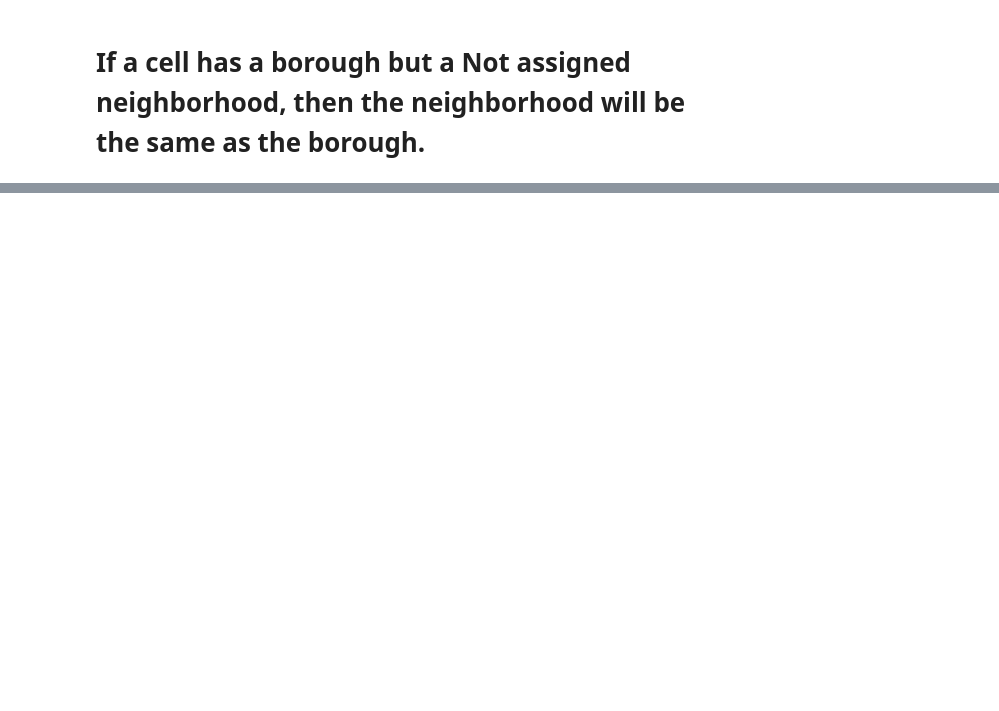
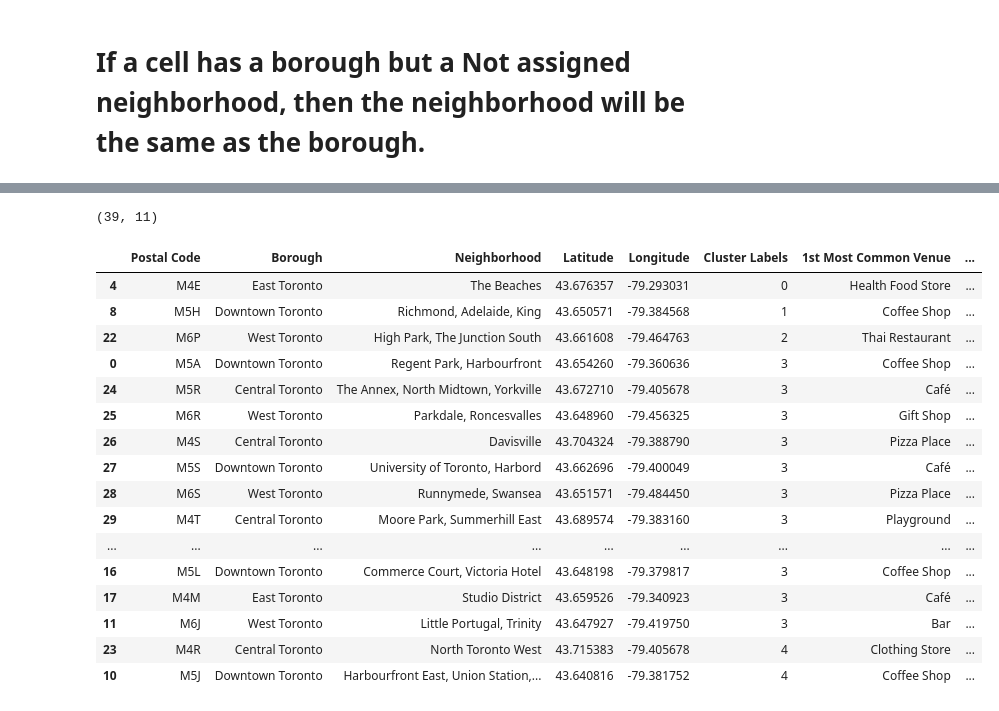
Before and after one commit to Poonam-Kumari/Capstone-Project, a Jupyter notebook: Datascience_capstone.ipynb, the cells around one changed output, grey strips where cells are left out. Cells and saved outputs as stored; diff of their text form; code cells hidden in the pictures; blank space fills up the shorter version.

```diff
--- a/Datascience_capstone.ipynb
+++ b/Datascience_capstone.ipynb
@@ -57,0 +376,11 @@ df.shape
+# %%
+# set number of clusters
+kclusters = 5
+
+toronto_grouped_clustering = toronto_grouped.drop(["Postal Code", "Borough", "Neighborhoods"], 1)
+
+# run k-means clustering
+kmeans = KMeans(n_clusters=kclusters, random_state=0).fit(toronto_grouped_clustering)
+
+# check cluster labels generated for each row in the dataframe
+kmeans.labels_[0:10]
@@ -57,0 +389,12 @@ df.shape
+# %%
+# create a new dataframe that includes the cluster as well as the top 10 venues for each neighborhood.
+toronto_merged = df_coords_toronto.copy()
+
+# add clustering labels
+toronto_merged["Cluster Labels"] = kmeans.labels_
+
+# merge toronto_grouped with toronto_data to add latitude/longitude for each neighborhood
+toronto_merged = toronto_merged.join(neighborhoods_venues_sorted.drop(["Borough", "Neighborhoods"], 1).set_index("Postal Code"), on="Postal Code")
+
+print(toronto_merged.shape)
+toronto_merged.head() # check the last columns!
@@ -57,0 +409,23 @@ df.shape
+# %%
+print(toronto_merged.shape)
+toronto_merged.sort_values(["Cluster Labels"], inplace=True)
+toronto_merged
+# %% [output]
+(39, 11)
+|  | Postal Code | Borough | Neighborhood | Latitude | Longitude | Cluster Labels | 1st Most Common Venue | ... |
+| 4 | M4E | East Toronto | The Beaches | 43.676357 | -79.293031 | 0 | Health Food Store | ... |
+| 8 | M5H | Downtown Toronto | Richmond, Adelaide, King | 43.650571 | -79.384568 | 1 | Coffee Shop | ... |
+| 22 | M6P | West Toronto | High Park, The Junction South | 43.661608 | -79.464763 | 2 | Thai Restaurant | ... |
+| 0 | M5A | Downtown Toronto | Regent Park, Harbourfront | 43.654260 | -79.360636 | 3 | Coffee Shop | ... |
+| 24 | M5R | Central Toronto | The Annex, North Midtown, Yorkville | 43.672710 | -79.405678 | 3 | Café | ... |
+| 25 | M6R | West Toronto | Parkdale, Roncesvalles | 43.648960 | -79.456325 | 3 | Gift Shop | ... |
+| 26 | M4S | Central Toronto | Davisville | 43.704324 | -79.388790 | 3 | Pizza Place | ... |
+| 27 | M5S | Downtown Toronto | University of Toronto, Harbord | 43.662696 | -79.400049 | 3 | Café | ... |
+| 28 | M6S | West Toronto | Runnymede, Swansea | 43.651571 | -79.484450 | 3 | Pizza Place | ... |
+| 29 | M4T | Central Toronto | Moore Park, Summerhill East | 43.689574 | -79.383160 | 3 | Playground | ... |
+| ... | ... | ... | ... | ... | ... | ... | ... | ... |
+| 16 | M5L | Downtown Toronto | Commerce Court, Victoria Hotel | 43.648198 | -79.379817 | 3 | Coffee Shop | ... |
+| 17 | M4M | East Toronto | Studio District | 43.659526 | -79.340923 | 3 | Café | ... |
+| 11 | M6J | West Toronto | Little Portugal, Trinity | 43.647927 | -79.419750 | 3 | Bar | ... |
+| 23 | M4R | Central Toronto | North Toronto West | 43.715383 | -79.405678 | 4 | Clothing Store | ... |
+| 10 | M5J | Downtown Toronto | Harbourfront East, Union Station,... | 43.640816 | -79.381752 | 4 | Coffee Shop | ... |
```
Also changed, not shown: parts of 38 cells of this notebook.
